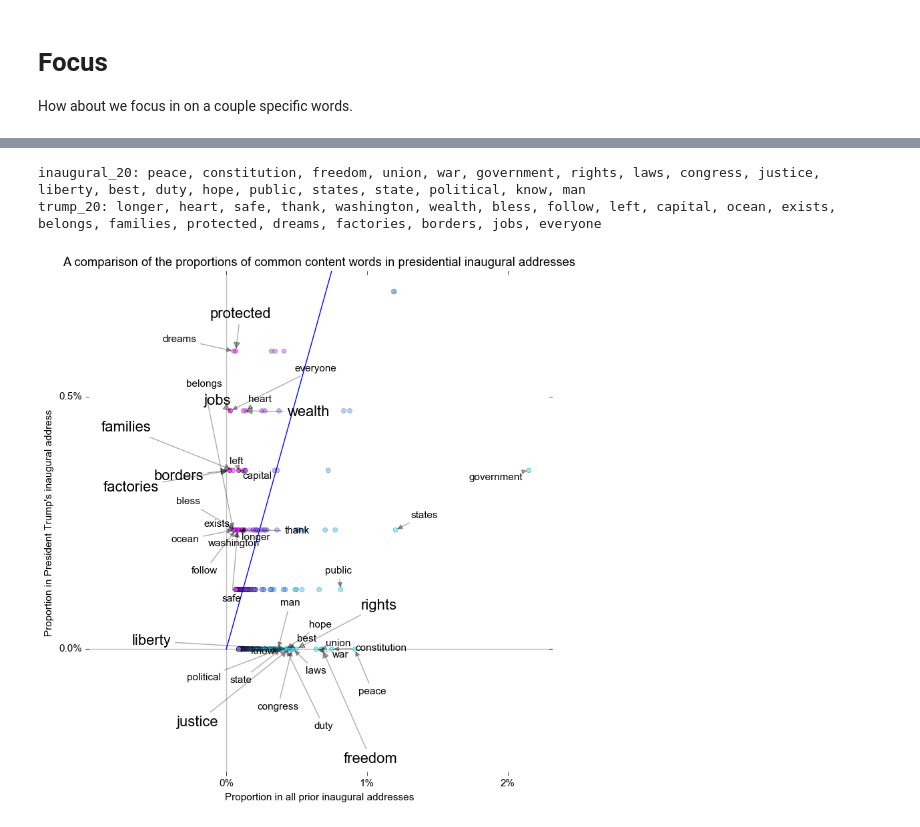
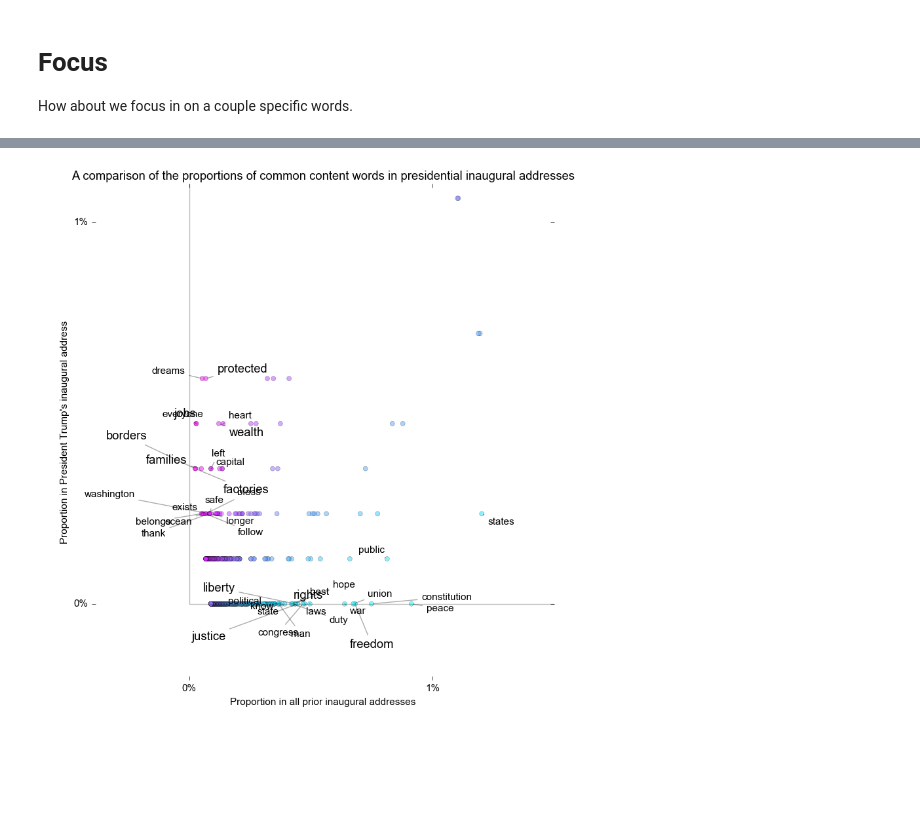
Before and after one commit to chbrown/presidents, a Jupyter notebook: notebooks/Words-with-Trump.ipynb, the cells around one changed output, grey strips where cells are left out. Drawn from its saved outputs; the diff is of its cells as text; code cells hidden in the pictures; blank space fills up the shorter version.

Commit message:
Update inaugural scatter/bar plots to use all inaugural addresses

```diff
--- a/notebooks/Words-with-Trump.ipynb
+++ b/notebooks/Words-with-Trump.ipynb
@@ -557,0 +528,4 @@ from adjustText import adjust_text
+# %%
+extremes_k = 20
+pd.options.display.max_rows = extremes_k * 2
+df_proportions_sorted
@@ -558,9 +552,6 @@ from adjustText import adjust_text
 # %%
 ranked_words = list(df_proportions.sort_values(u'trump°inaugural').index)
-inaugural_20 = ranked_words[:20]
-print 'inaugural_20:', ', '.join(inaugural_20)
-trump_20 = ranked_words[-20:]
-print 'trump_20:', ', '.join(trump_20)
+extremes = {
+    'inaugural': ranked_words[:extremes_k],
+    'trump': ranked_words[-extremes_k:],
+}
-# %% [output]
-inaugural_20: peace, constitution, freedom, union, war, government, rights, laws, congress, justice, liberty, best, duty, hope, public, states, state, political, know, man
-trump_20: longer, heart, safe, thank, washington, wealth, bless, follow, left, capital, ocean, exists, belongs, families, protected, dreams, factories, borders, jobs, everyone
@@ -569,46 +558,52 @@ extreme_40 = set(trump_20 + inaugural_20)
+# %%
+extremes_vocab = set(reduce(lambda a, b: a + b, extremes.values()))
 # %%
-keywords = {'freedom', 'freedoms', 'liberty', 'liberties', 'rights', 'justice',
-            'borders', 'protected', 'jobs', 'families', 'factories', 'wealth'}
+keywords_vocab = {'freedom', 'freedoms', 'liberty', 'liberties', 'rights', 'justice',
+                  'borders', 'protected', 'jobs', 'families', 'factories', 'wealth'}
 # %%
 # df_proportions_subset = df_proportions[df_proportions.index.isin(extreme_40)]
 df_proportions_subset = df_proportions
 # %%
 plt.figure(figsize=(8.5, 8.5))
 xs = df_proportions_subset.inaugural
 plt.xlabel("Proportion in all prior inaugural addresses")
 ys = df_proportions_subset.trump - min(df_proportions_subset.trump)
 plt.ylabel("Proportion in President Trump's inaugural address")
 # points
 plt.scatter(xs, ys,
-            c=df_proportions_subset[u'trump°inaugural'], cmap=plt.cm.cool,
-            #c='#27BC8A',
+            c=df_proportions_subset[u'trump°inaugural'], cmap=plt.cm.cool, #c='#27BC8A',
             linewidths=.3, s=25, alpha=0.5)
 ax = plt.gca()
 for spine in ax.spines:
     ax.spines[spine].set_visible(False)
 # labels
 annotations = []
 for index, (label, x, y) in enumerate(zip(df_proportions_subset.index, xs, ys)):
-    if label in (extreme_40 | set()):
-        size = 'x-large' if label in keywords else None
+    if label in extremes_vocab:
+        size = 'large' if label in keywords_vocab else None
         annotation = plt.text(x, y, label, size=size)
+        #annotation = plt.annotate(label, xy=(x, y), size=size)
+        #, xytext=(2, 2), textcoords='offset points', ha='left', va='bottom')
         annotations.append(annotation)
 # adjustments
-adjust_text(annotations, force_text=0.08, arrowprops=dict(arrowstyle="-|>", color='k', alpha=0.33))
-plt.xticks(np.arange(0, 0.04, 0.01))
-plt.yticks(np.arange(0, 0.01, 0.005))
-margin = 0.005
+adjust_text(annotations, force_text=0.012, force_points=0.4,
+            arrowprops=dict(arrowstyle="-", color='k', alpha=0.33), lim=1000)
 # plt.xlim(-2.0*margin, 0.015)
 # plt.ylim(-2.0*margin, 0.015)
-plt.plot([0, plt.xlim()[1]], [0, plt.ylim()[1]])
+#plt.plot([0, plt.xlim()[1]], [0, plt.ylim()[1]])
+# plt.xlim(-2.0*margin, max(xs) + 0.0017)
+# plt.ylim(-.5*margin, 0.0075)
+plt.vlines(0, 0, 1, alpha=0.25)
+plt.hlines(0, 0, 1, alpha=0.25)
+plt.title('A comparison of the proportions of common content words in presidential inaugural addresses')
+plt.xlim(-0.004, 0.015)
+plt.ylim(-0.002, 0.011)
+# add %-age ticks
 ax.xaxis.set_major_formatter(ticker.FuncFormatter(lambda y, _: '{:.0%}'.format(y)))
-ax.yaxis.set_major_formatter(ticker.FuncFormatter(lambda y, _: '{:.1%}'.format(y)))
-plt.xlim(-2.0*margin, max(xs) + 0.0017)
-plt.ylim(-.5*margin, 0.0075)
-plt.vlines(0, *plt.ylim(), alpha=0.25)
-plt.hlines(0, *plt.xlim(), alpha=0.25)
-plt.title('A comparison of the proportions of common content words in presidential inaugural addresses')
+ax.yaxis.set_major_formatter(ticker.FuncFormatter(lambda y, _: '{:.0%}'.format(y)))
+plt.xticks(np.arange(0, plt.xlim()[1], 0.01))
+plt.yticks(np.arange(0, plt.ylim()[1], 0.01))
 plt.tight_layout()
-# plt.savefig('inaugural_scatter_labeled.pdf')
+# plt.savefig('inaugural_scatter_labeled_v2.pdf')
 # %% [output]
-[figure, old version]
+[figure, new version]
```
Also changed, not shown: parts of 50 cells of this notebook, 2 other files.
